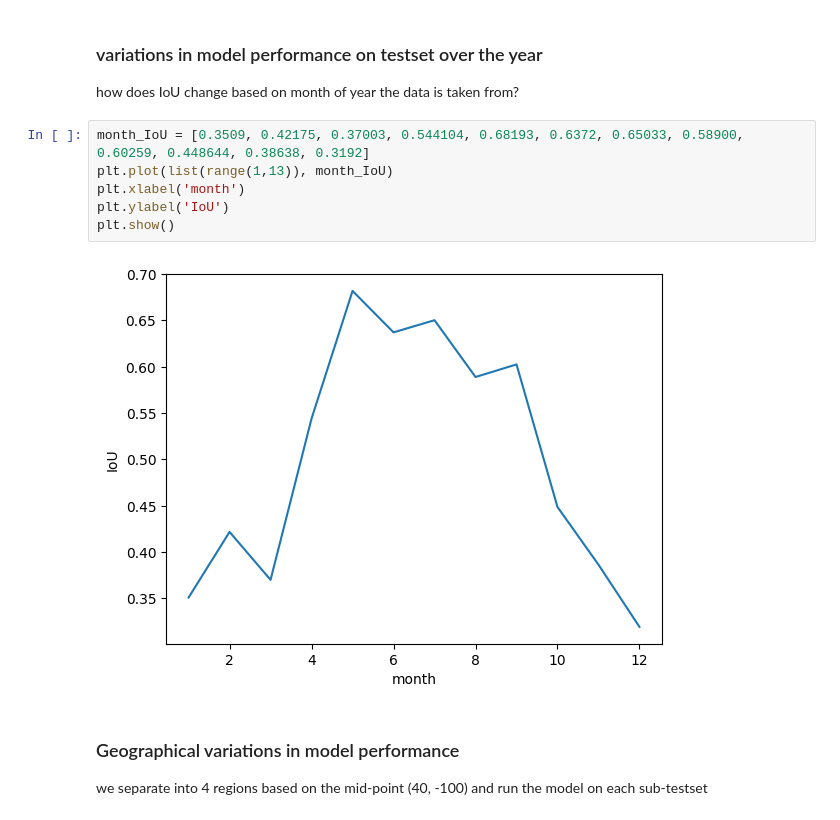
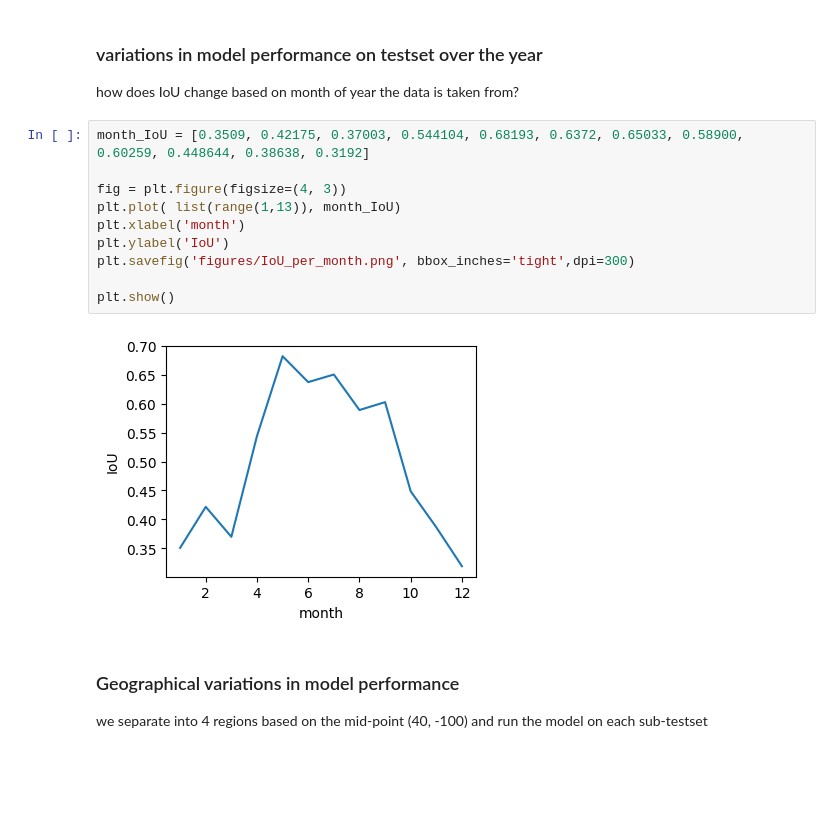
Before and after one commit to reykoki/SmokeViz, a Jupyter notebook: stats/Statistics.ipynb, the cells around one changed output. Saved outputs shown, nothing was run; the diff lists cells and outputs as text; blank space fills up the shorter version.

```diff
--- a/stats/Statistics.ipynb
+++ b/stats/Statistics.ipynb
@@ -155,12 +157,16 @@ plt.show()
 how does IoU change based on month of year the data is taken from?
 # %%
 month_IoU = [0.3509, 0.42175, 0.37003, 0.544104, 0.68193, 0.6372, 0.65033, 0.58900, 0.60259, 0.448644, 0.38638, 0.3192]
-plt.plot(list(range(1,13)), month_IoU)
+
+fig = plt.figure(figsize=(4, 3))
+plt.plot( list(range(1,13)), month_IoU)
 plt.xlabel('month')
 plt.ylabel('IoU')
+plt.savefig('figures/IoU_per_month.png', bbox_inches='tight',dpi=300)
+
 plt.show()
 # %% [output]
-[figure, old version]
+[figure, new version]
 # %% [markdown]
 ### Geographical variations in model performance
 
```
Also changed, not shown: parts of 5 cells of this notebook, 6 other files.
